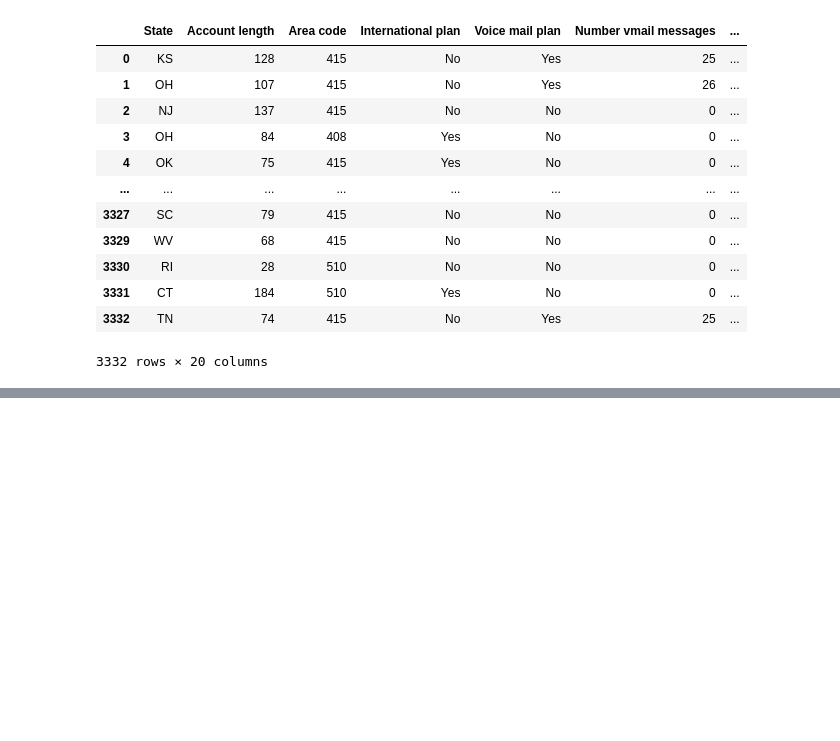
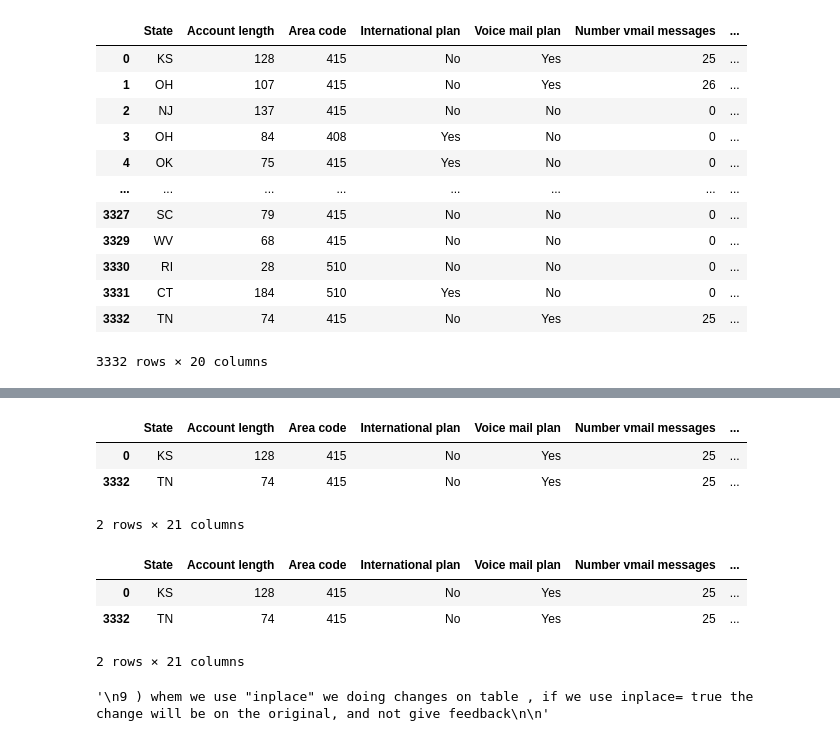
Before and after one commit to Liorshay054563/hw_pd2, a Jupyter notebook: hw_pandas2.ipynb, the cells around one changed output, grey strips where cells are left out. Saved outputs shown, nothing was run; the diff lists cells and outputs as text; code cells hidden in the pictures; blank space fills up the shorter version.

```diff
--- a/hw_pandas2.ipynb
+++ b/hw_pandas2.ipynb
@@ -126,0 +129,24 @@ df[['Total_min']]
+# %%
+print(" 8 )")
+row1 = df.iloc[[0]]
+row_last= df.iloc[[-1]]
+new_df = pd.concat([row1,row_last])
+display(new_df)
+new2 = df.iloc[[0,-1]] # working also without 'concat'
+display(new2)
+# %% [output]
+|  | State | Account length | Area code | International plan | Voice mail plan | Number vmail messages | ... |
+| 0 | KS | 128 | 415 | No | Yes | 25 | ... |
+| 3332 | TN | 74 | 415 | No | Yes | 25 | ... |
+2 rows × 21 columns
+|  | State | Account length | Area code | International plan | Voice mail plan | Number vmail messages | ... |
+| 0 | KS | 128 | 415 | No | Yes | 25 | ... |
+| 3332 | TN | 74 | 415 | No | Yes | 25 | ... |
+2 rows × 21 columns
+# %%
+"""
+9 ) whem we use "inplace" we doing changes on table , if we use inplace= true the change will be on the original, and not give feedback
+
+"""
+# %% [output]
+'\n9 ) whem we use "inplace" we doing changes on table , if we use inplace= true the change will be on the original, and not give feedback\n\n'
```
Also changed, not shown: parts of 2 cells of this notebook.
